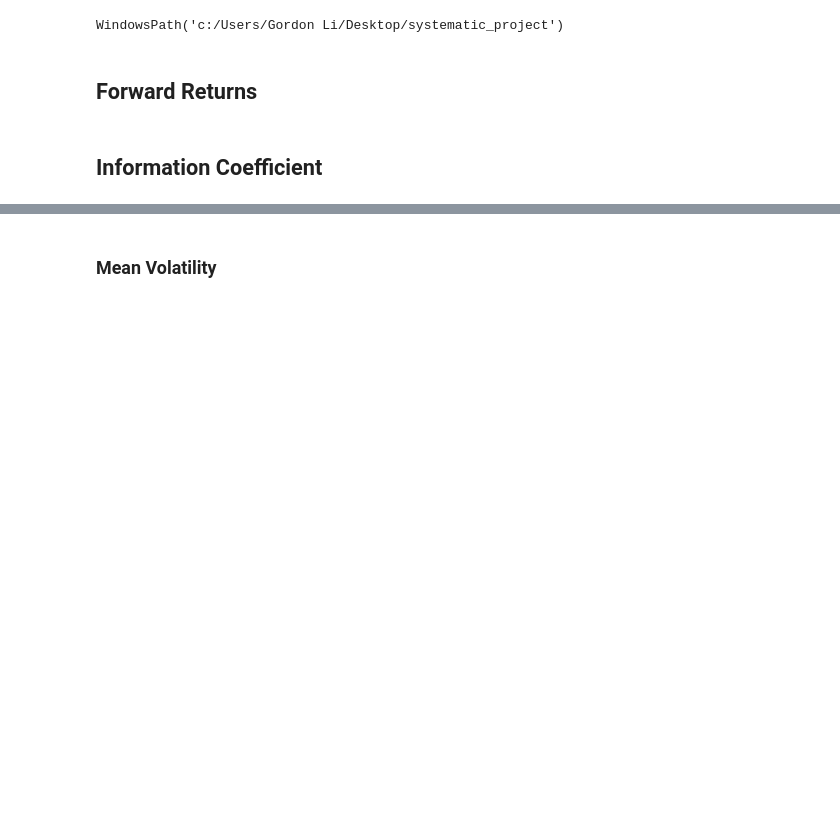
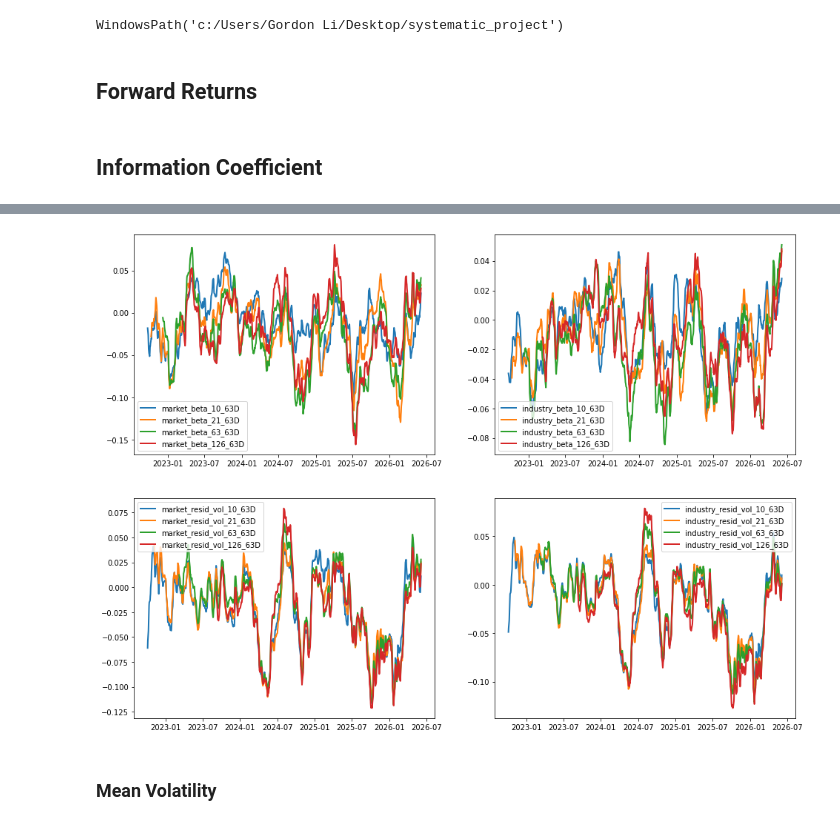
Before and after one commit to hungryfire267/systematic-equities-research, a Jupyter notebook: notebooks/research.ipynb, the cells around one changed output, grey strips where cells are left out. Drawn from its saved outputs; the diff is of its cells as text; code cells hidden in the pictures; blank space fills up the shorter version.

```diff
--- a/notebooks/research.ipynb
+++ b/notebooks/research.ipynb
@@ -49,0 +52,2 @@ reversal = 6
+# %%
+beta_ic_dict, beta_results_df = ic_dict["beta"], ic_results_dict["beta"]
@@ -50,3 +63,7 @@ reversal = 6
+# %%
+plot_ic_timeseries(beta_ic_dict, "beta")
+# %% [output]
+[figure, added]
 # %% [markdown]
 ### Mean Volatility
 # %%
```
Also changed, not shown: parts of 19 cells of this notebook, 1 other file.
